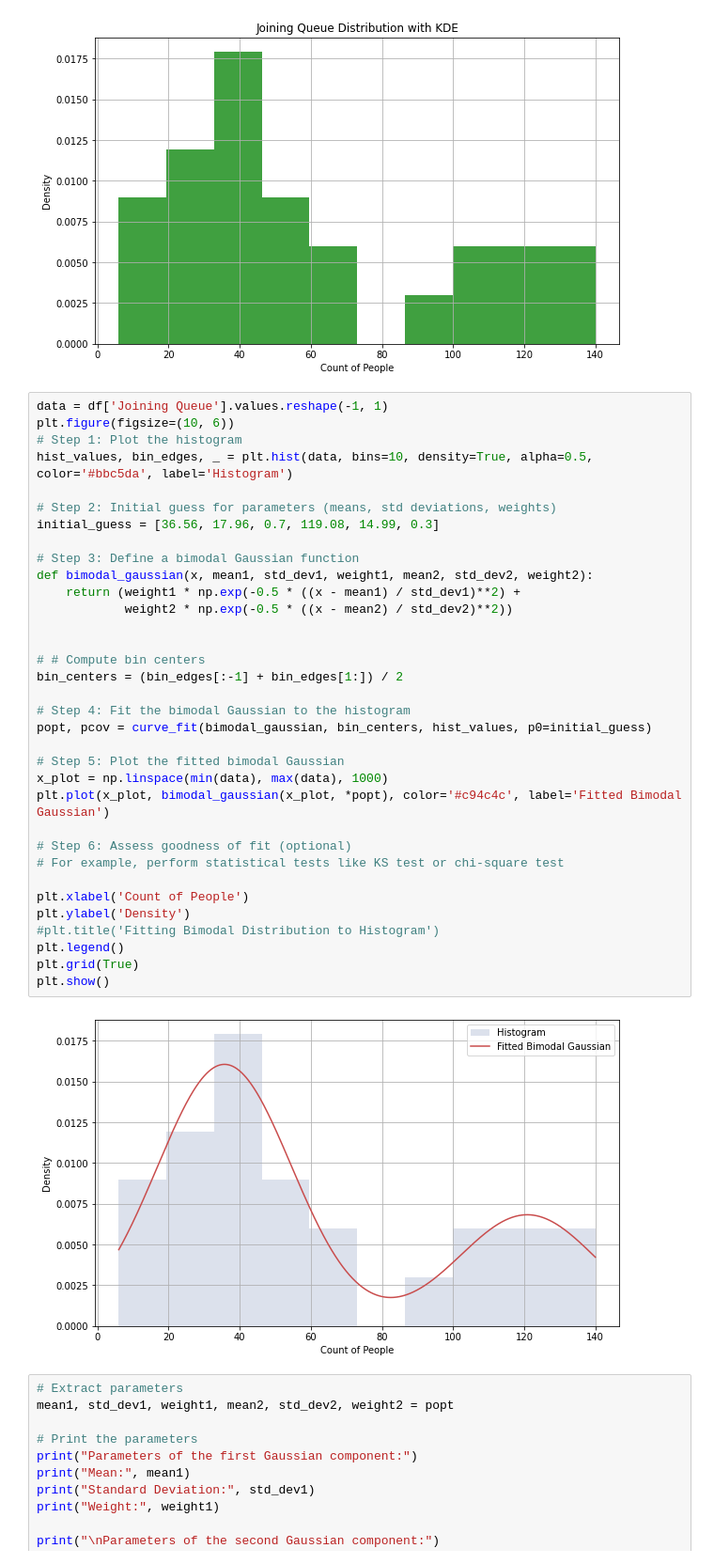
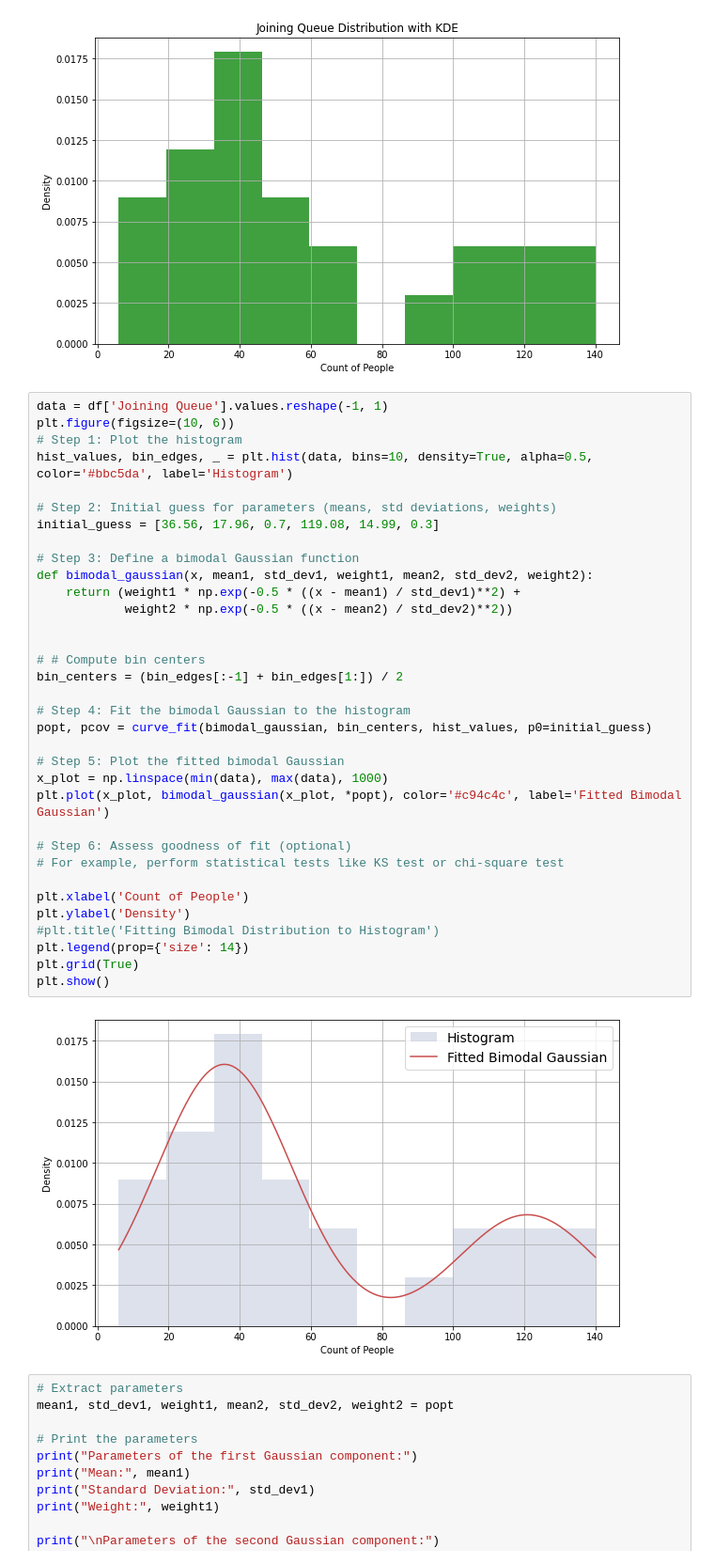
Before and after one commit to beavargas/Festivals-simulation-FYP, a Jupyter notebook: case_study_clean.ipynb, the cells around one changed output. Shown: that part at 94% size. Cells and saved outputs as stored; diff of their text form.

```diff
--- a/case_study_clean.ipynb
+++ b/case_study_clean.ipynb
@@ -32,35 +32,35 @@ plt.figure(figsize=(10, 6))
 hist_values, bin_edges, _ = plt.hist(data, bins=10, density=True, alpha=0.5, color='#bbc5da', label='Histogram')
 
 # Step 2: Initial guess for parameters (means, std deviations, weights)
 initial_guess = [36.56, 17.96, 0.7, 119.08, 14.99, 0.3]
 
 # Step 3: Define a bimodal Gaussian function
 def bimodal_gaussian(x, mean1, std_dev1, weight1, mean2, std_dev2, weight2):
     return (weight1 * np.exp(-0.5 * ((x - mean1) / std_dev1)**2) +
             weight2 * np.exp(-0.5 * ((x - mean2) / std_dev2)**2))
 
 
 # # Compute bin centers
 bin_centers = (bin_edges[:-1] + bin_edges[1:]) / 2
 
 # Step 4: Fit the bimodal Gaussian to the histogram
 popt, pcov = curve_fit(bimodal_gaussian, bin_centers, hist_values, p0=initial_guess)
 
 # Step 5: Plot the fitted bimodal Gaussian
 x_plot = np.linspace(min(data), max(data), 1000)
 plt.plot(x_plot, bimodal_gaussian(x_plot, *popt), color='#c94c4c', label='Fitted Bimodal Gaussian')
 
 # Step 6: Assess goodness of fit (optional)
 # For example, perform statistical tests like KS test or chi-square test
 
 plt.xlabel('Count of People')
 plt.ylabel('Density')
 #plt.title('Fitting Bimodal Distribution to Histogram')
-plt.legend()
+plt.legend(prop={'size': 14})
 plt.grid(True)
 plt.show()
 # %% [output]
-[figure, old version]
+[figure, new version]
 # %%
 # Extract parameters
 mean1, std_dev1, weight1, mean2, std_dev2, weight2 = popt
```
Also changed, not shown: parts of 1 cell of this notebook, 2 other files.
